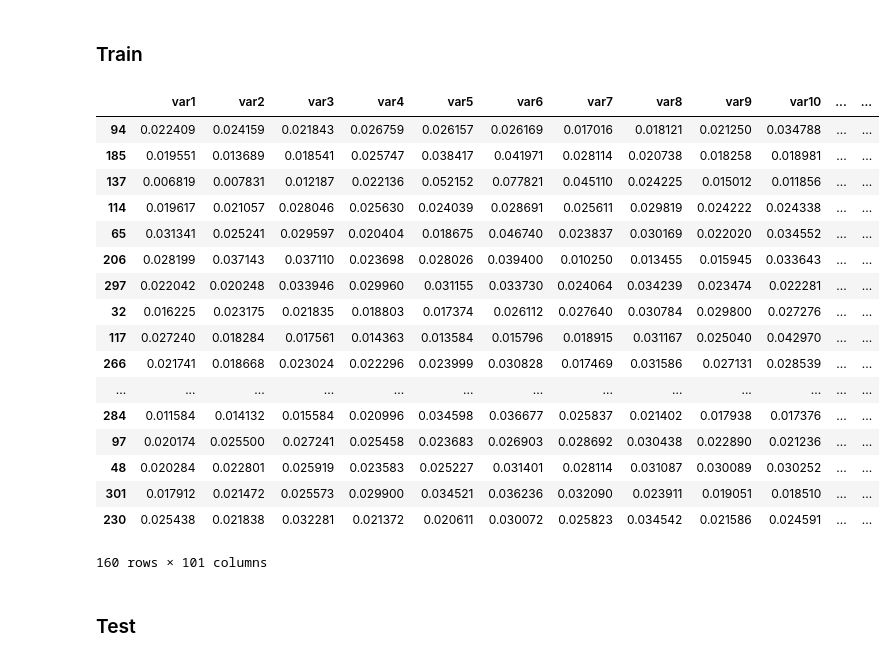
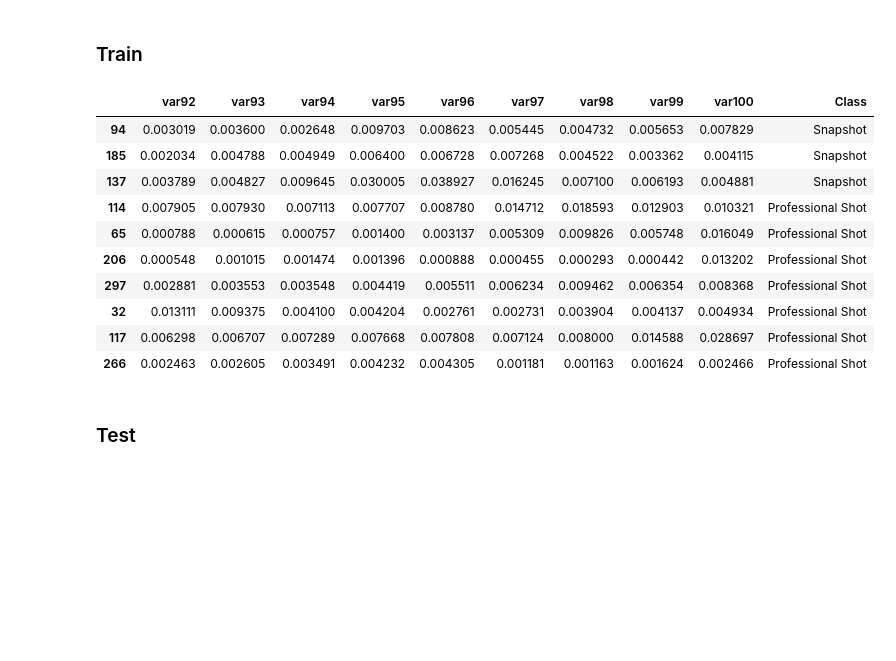
Before and after one commit to ferrubio/aesthetic_quality, a Jupyter notebook: notebooks/Demo PGMs.ipynb, the cells around one changed output. Saved outputs shown, nothing was run; the diff lists cells and outputs as text; code cells hidden in the pictures; blank space fills up the shorter version.

```diff
--- a/notebooks/Demo PGMs.ipynb
+++ b/notebooks/Demo PGMs.ipynb
@@ -106,26 +99,19 @@ test_indexes = folds[1]
 # %% [markdown]
 ### Train
 # %%
-data_aux.loc[train_indexes]
+data_aux.loc[train_indexes].iloc[0:10,-10:]
 # %% [output]
-|  | var1 | var2 | var3 | var4 | var5 | var6 | var7 | var8 | var9 | var10 | ... | ... |
-| 94 | 0.022409 | 0.024159 | 0.021843 | 0.026759 | 0.026157 | 0.026169 | 0.017016 | 0.018121 | 0.021250 | 0.034788 | ... | ... |
-| 185 | 0.019551 | 0.013689 | 0.018541 | 0.025747 | 0.038417 | 0.041971 | 0.028114 | 0.020738 | 0.018258 | 0.018981 | ... | ... |
-| 137 | 0.006819 | 0.007831 | 0.012187 | 0.022136 | 0.052152 | 0.077821 | 0.045110 | 0.024225 | 0.015012 | 0.011856 | ... | ... |
-| 114 | 0.019617 | 0.021057 | 0.028046 | 0.025630 | 0.024039 | 0.028691 | 0.025611 | 0.029819 | 0.024222 | 0.024338 | ... | ... |
-| 65 | 0.031341 | 0.025241 | 0.029597 | 0.020404 | 0.018675 | 0.046740 | 0.023837 | 0.030169 | 0.022020 | 0.034552 | ... | ... |
-| 206 | 0.028199 | 0.037143 | 0.037110 | 0.023698 | 0.028026 | 0.039400 | 0.010250 | 0.013455 | 0.015945 | 0.033643 | ... | ... |
-| 297 | 0.022042 | 0.020248 | 0.033946 | 0.029960 | 0.031155 | 0.033730 | 0.024064 | 0.034239 | 0.023474 | 0.022281 | ... | ... |
-| 32 | 0.016225 | 0.023175 | 0.021835 | 0.018803 | 0.017374 | 0.026112 | 0.027640 | 0.030784 | 0.029800 | 0.027276 | ... | ... |
-| 117 | 0.027240 | 0.018284 | 0.017561 | 0.014363 | 0.013584 | 0.015796 | 0.018915 | 0.031167 | 0.025040 | 0.042970 | ... | ... |
-| 266 | 0.021741 | 0.018668 | 0.023024 | 0.022296 | 0.023999 | 0.030828 | 0.017469 | 0.031586 | 0.027131 | 0.028539 | ... | ... |
-| ... | ... | ... | ... | ... | ... | ... | ... | ... | ... | ... | ... | ... |
-| 284 | 0.011584 | 0.014132 | 0.015584 | 0.020996 | 0.034598 | 0.036677 | 0.025837 | 0.021402 | 0.017938 | 0.017376 | ... | ... |
-| 97 | 0.020174 | 0.025500 | 0.027241 | 0.025458 | 0.023683 | 0.026903 | 0.028692 | 0.030438 | 0.022890 | 0.021236 | ... | ... |
-| 48 | 0.020284 | 0.022801 | 0.025919 | 0.023583 | 0.025227 | 0.031401 | 0.028114 | 0.031087 | 0.030089 | 0.030252 | ... | ... |
-| 301 | 0.017912 | 0.021472 | 0.025573 | 0.029900 | 0.034521 | 0.036236 | 0.032090 | 0.023911 | 0.019051 | 0.018510 | ... | ... |
-| 230 | 0.025438 | 0.021838 | 0.032281 | 0.021372 | 0.020611 | 0.030072 | 0.025823 | 0.034542 | 0.021586 | 0.024591 | ... | ... |
+|  | var92 | var93 | var94 | var95 | var96 | var97 | var98 | var99 | var100 | Class |
+| 94 | 0.003019 | 0.003600 | 0.002648 | 0.009703 | 0.008623 | 0.005445 | 0.004732 | 0.005653 | 0.007829 | Snapshot |
+| 185 | 0.002034 | 0.004788 | 0.004949 | 0.006400 | 0.006728 | 0.007268 | 0.004522 | 0.003362 | 0.004115 | Snapshot |
+| 137 | 0.003789 | 0.004827 | 0.009645 | 0.030005 | 0.038927 | 0.016245 | 0.007100 | 0.006193 | 0.004881 | Snapshot |
+| 114 | 0.007905 | 0.007930 | 0.007113 | 0.007707 | 0.008780 | 0.014712 | 0.018593 | 0.012903 | 0.010321 | Professional Shot |
+| 65 | 0.000788 | 0.000615 | 0.000757 | 0.001400 | 0.003137 | 0.005309 | 0.009826 | 0.005748 | 0.016049 | Professional Shot |
+| 206 | 0.000548 | 0.001015 | 0.001474 | 0.001396 | 0.000888 | 0.000455 | 0.000293 | 0.000442 | 0.013202 | Professional Shot |
+| 297 | 0.002881 | 0.003553 | 0.003548 | 0.004419 | 0.005511 | 0.006234 | 0.009462 | 0.006354 | 0.008368 | Professional Shot |
+| 32 | 0.013111 | 0.009375 | 0.004100 | 0.004204 | 0.002761 | 0.002731 | 0.003904 | 0.004137 | 0.004934 | Professional Shot |
+| 117 | 0.006298 | 0.006707 | 0.007289 | 0.007668 | 0.007808 | 0.007124 | 0.008000 | 0.014588 | 0.028697 | Professional Shot |
+| 266 | 0.002463 | 0.002605 | 0.003491 | 0.004232 | 0.004305 | 0.001181 | 0.001163 | 0.001624 | 0.002466 | Professional Shot |
-160 rows × 101 columns
 # %% [markdown]
 ### Test
 # %%
```
Also changed, not shown: parts of 12 cells of this notebook, 1 other file.
